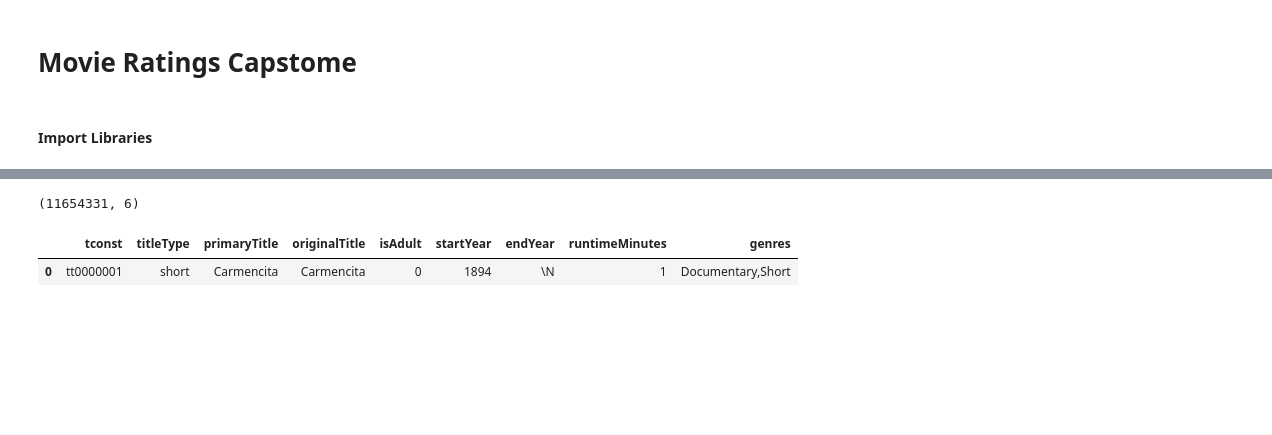
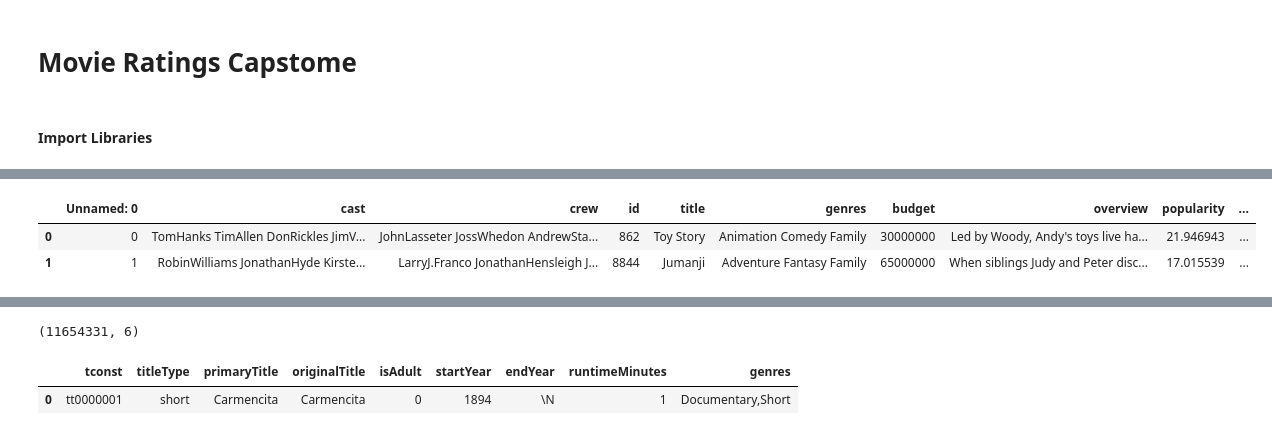
Before and after one commit to Movie-Success-Capstone/Movie-Capstone, a Jupyter notebook: stephen_explore.ipynb, the cells around one changed output, grey strips where cells are left out. Drawn from its saved outputs; the diff is of its cells as text; code cells hidden in the pictures; blank space fills up the shorter version.

```diff
--- a/stephen_explore.ipynb
+++ b/stephen_explore.ipynb
@@ -76,0 +20,6 @@ name_basic.head(1)
+# %%
+raw.head(2)
+# %% [output]
+|  | Unnamed: 0 | cast | crew | id | title | genres | budget | overview | popularity | ... |
+| 0 | 0 | TomHanks TimAllen DonRickles JimV... | JohnLasseter JossWhedon AndrewSta... | 862 | Toy Story | Animation Comedy Family | 30000000 | Led by Woody, Andy's toys live ha... | 21.946943 | ... |
+| 1 | 1 | RobinWilliams JonathanHyde Kirste... | LarryJ.Franco JonathanHensleigh J... | 8844 | Jumanji | Adventure Fantasy Family | 65000000 | When siblings Judy and Peter disc... | 17.015539 | ... |
```
Also changed, not shown: parts of 30 cells of this notebook.
